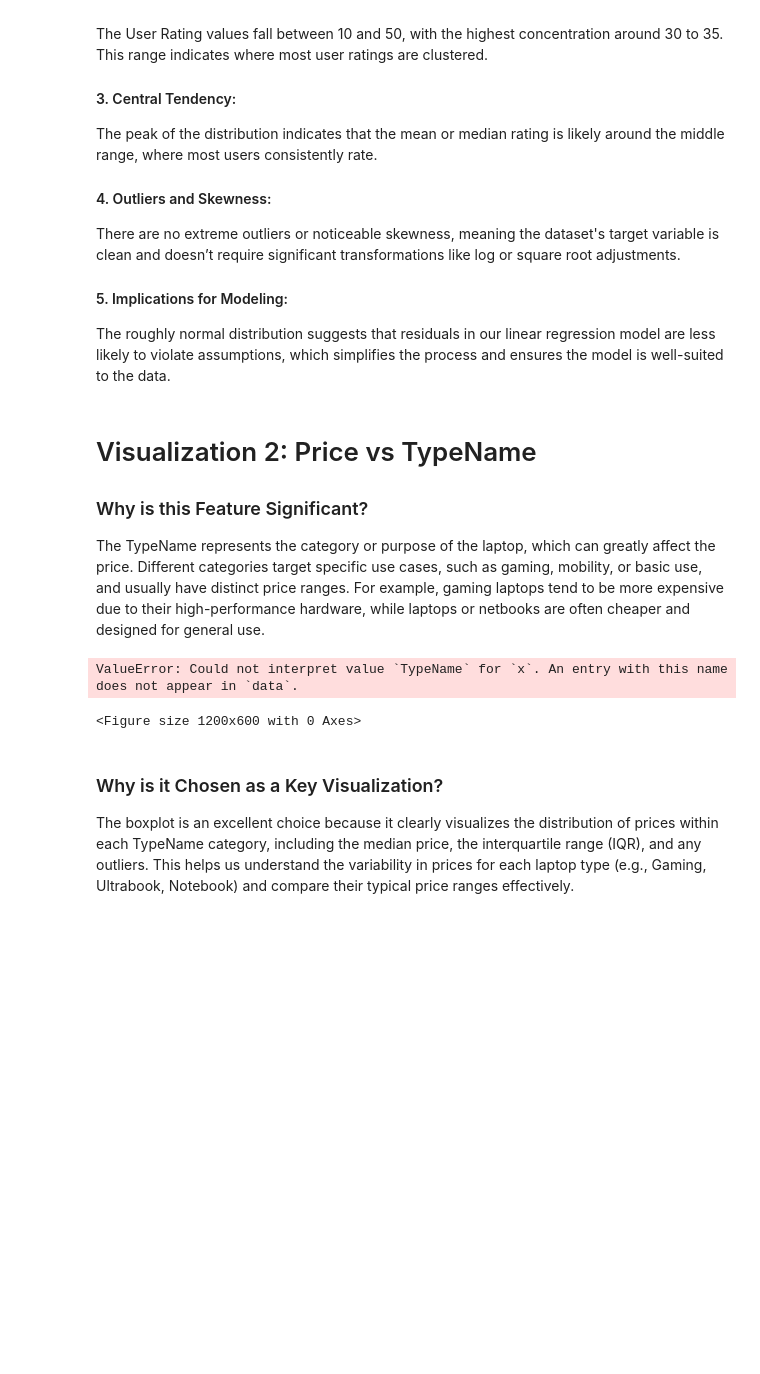
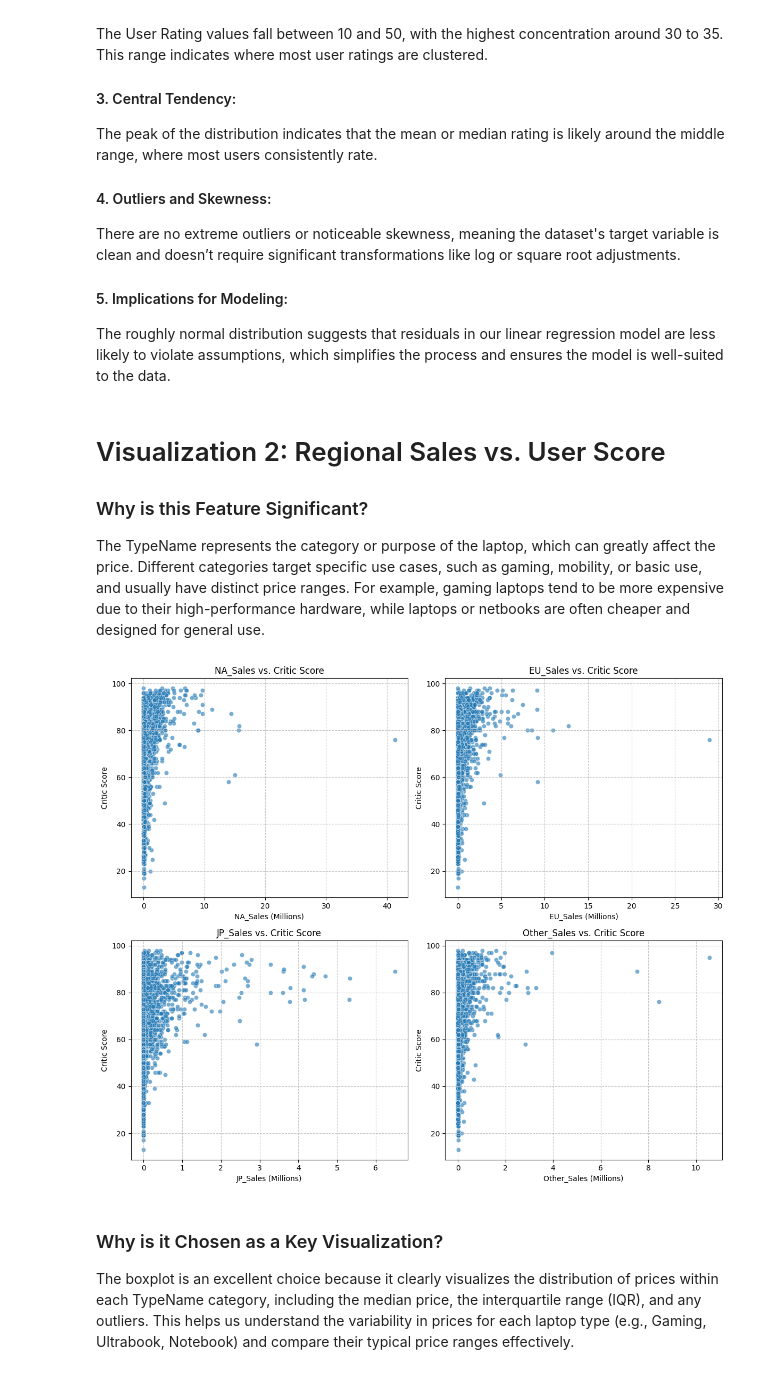
Before and after one commit to giladvi100/Data-Gaming, a Jupyter notebook: project.ipynb, the cells around one changed output. Cells and saved outputs as stored; diff of their text form; code cells hidden in the pictures; blank space fills up the shorter version.

```diff
--- a/project.ipynb
+++ b/project.ipynb
@@ -82,23 +82,24 @@ There are no extreme outliers or noticeable skewness, meaning the dataset's targ
 #### 5. Implications for Modeling:
 The roughly normal distribution suggests that residuals in our linear regression model are less likely to violate assumptions, which simplifies the process and ensures the model is well-suited to the data.
 # %% [markdown]
-# Visualization 2: Price vs TypeName
+# Visualization 2: Regional Sales vs. User Score
 
 ### Why is this Feature Significant?
 The TypeName represents the category or purpose of the laptop, which can greatly affect the price. Different categories target specific use cases, such as gaming, mobility, or basic use, and usually have distinct price ranges. For example, gaming laptops tend to be more expensive due to their high-performance hardware, while laptops or netbooks are often cheaper and designed for general use.
-# %%
-plt.figure(figsize=(12, 6))
-sns.boxplot(data=copy_data, x='TypeName', y='Price', palette='Set2')
-plt.title("Price Distribution by TypeName", fontsize=16, fontweight='bold')
-plt.xlabel("TypeName", fontsize=14)
-plt.ylabel("Price (USD)", fontsize=14)
-plt.xticks(rotation=45)
-plt.grid(True, linestyle='--', alpha=0.6)
-plt.tight_layout()
-plt.show()
-# %% [output]
-ValueError: Could not interpret value `TypeName` for `x`. An entry with this name does not appear in `data`.
-<Figure size 1200x600 with 0 Axes>
+# %%
+# 3. Regional Sales vs. Critic Score (using subplots)
+fig, axes = plt.subplots(2, 2, figsize=(12, 10))
+regions = ['NA_Sales', 'EU_Sales', 'JP_Sales', 'Other_Sales']
+for ax, region in zip(axes.flatten(), regions):
+    sns.scatterplot(x=region, y='Critic_Score', data=data, alpha=0.6, ax=ax)
+    ax.set_title(f'{region} vs. Critic Score')
+    ax.set_xlabel(f'{region} (Millions)')
+    ax.set_ylabel('Critic Score')
+    ax.grid(True, linestyle='--', alpha=0.7)
+plt.tight_layout()
+plt.show()
+# %% [output]
+[figure, added]
 # %% [markdown]
 ### Why is it Chosen as a Key Visualization?
 The boxplot is an excellent choice because it clearly visualizes the distribution of prices within each TypeName category, including the median price, the interquartile range (IQR), and any outliers. This helps us understand the variability in prices for each laptop type (e.g., Gaming, Ultrabook, Notebook) and compare their typical price ranges effectively.
```
Also changed, not shown: parts of 16 cells of this notebook.
